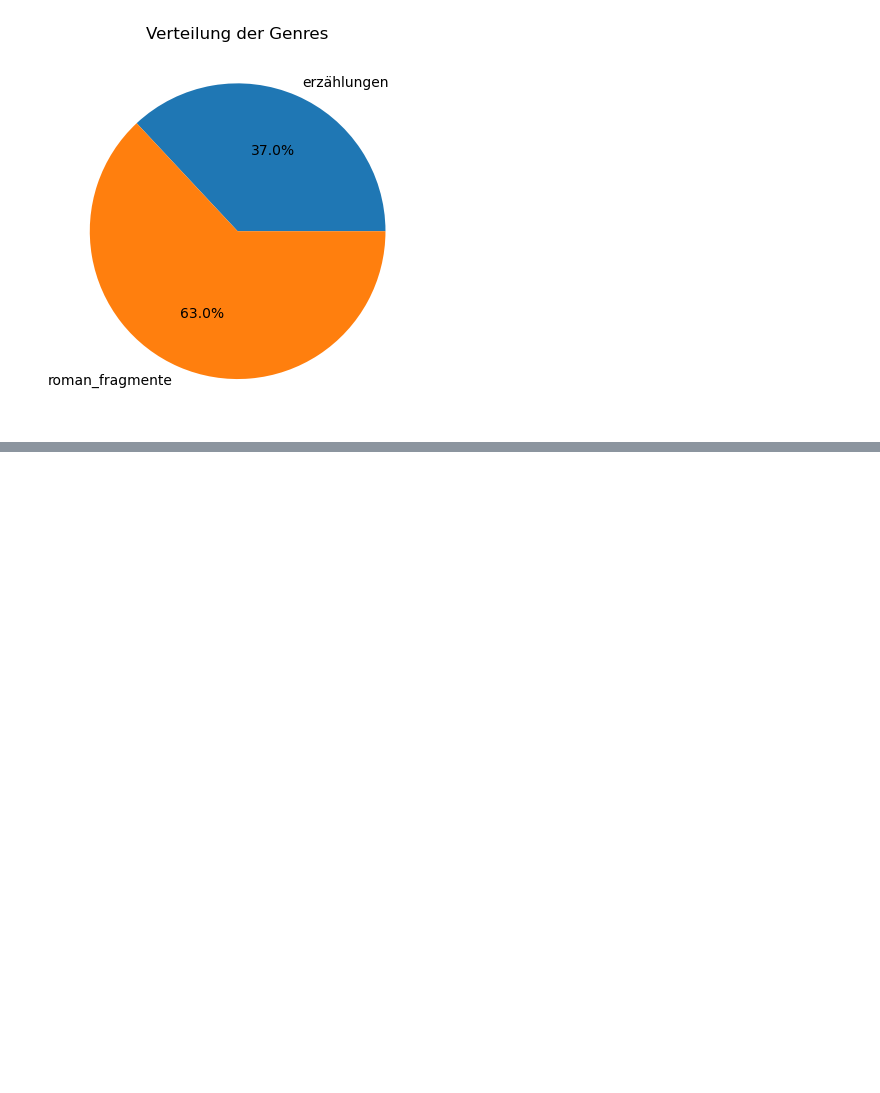
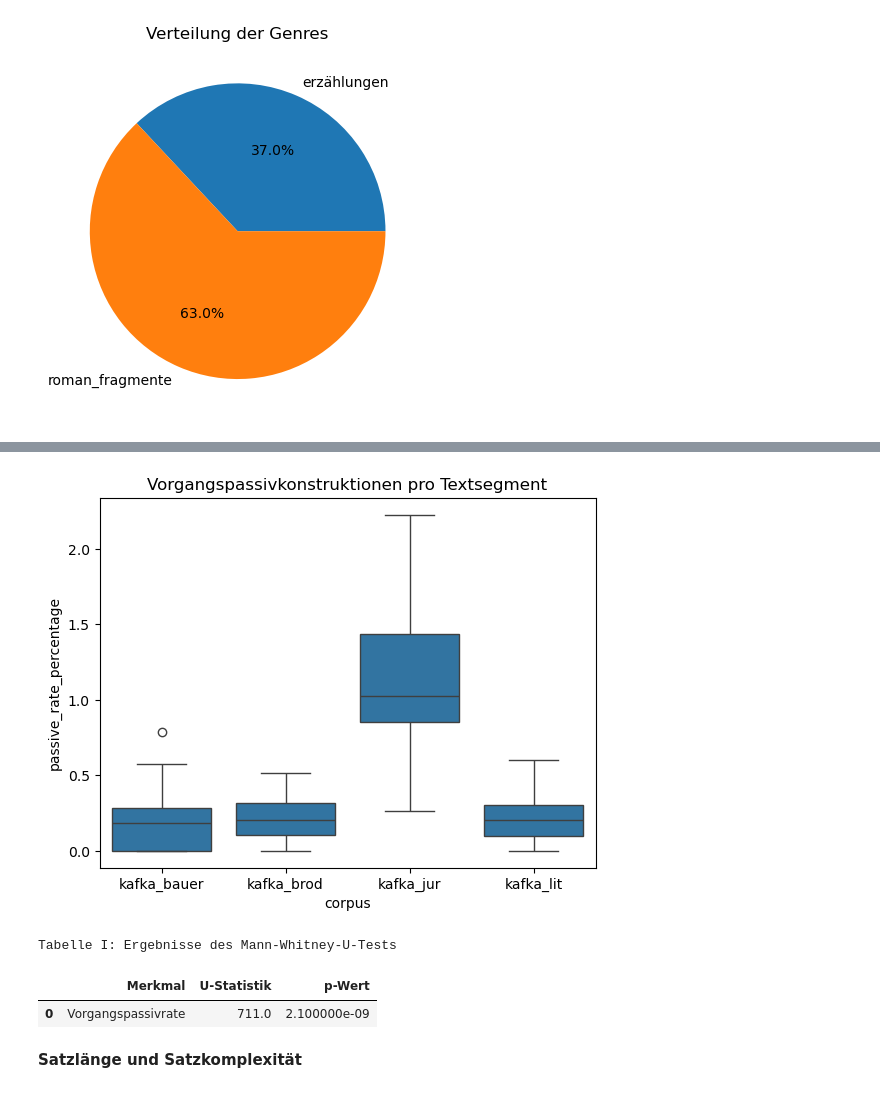
Before and after one commit to JasperTN05/distant-reading-kafka-project, a Jupyter notebook: explorative-korpus-analyse.ipynb, the cells around one changed output, grey strips where cells are left out. Saved outputs shown, nothing was run; the diff lists cells and outputs as text; code cells hidden in the pictures; blank space fills up the shorter version.

```diff
--- a/explorative-korpus-analyse.ipynb
+++ b/explorative-korpus-analyse.ipynb
@@ -548,0 +537,34 @@ plt.show()
+# %%
+def count_passive(doc):
+    passive_count = 0
+    hits = []
+
+    for token in doc:
+        if token.lemma_ == "werden" and token.pos_ == "AUX":
+            for child in token.children:
+                if child.pos_ == "VERB" and "VerbForm=Part" in child.morph:
+                    passive_count += 1
+                    hits.append({
+                        "satz": token.sent.text,
+                        "werden": token.text,
+                        "partizip": child.text
+                    })
+                    break
+
+    return passive_count, hits
+
+
+check_list = []
+
+def apply_passive(row):
+    count, hits = count_passive(row["doc"])
+    for hit in hits:
+        hit["doc_id"] = row.segment_id
+    check_list.extend(hits)
+    return count
+
+sampled_df["passive"] = sampled_df.apply(apply_passive, axis=1)
+sampled_df["passive_rate_percentage"] = ((sampled_df["passive"] / sampled_df["token_count"]) * 100)
+
+passive_df = pd.DataFrame(check_list, columns=["doc_id", "satz", "werden", "partizip"])
+passive_df.to_csv("./aux/passive_hits.csv", index=False)
@@ -548,0 +582,39 @@ plt.show()
+# %%
+sns.boxplot(
+    data=sampled_df,
+    x="corpus",
+    y="passive_rate_percentage",
+)
+
+plt.title("Vorgangspassivkonstruktionen pro Textsegment")
+plt.show()
+# %% [output]
+[figure, added]
+# %%
+jur = sampled_df[sampled_df["corpus"] == "kafka_jur"]
+lit = sampled_df[sampled_df["corpus"] == "kafka_lit"]
+
+prp_test = mannwhitneyu(
+    jur["passive_rate_percentage"],
+    lit["passive_rate_percentage"],
+    alternative="two-sided"
+)
+
+
+data = {
+    "Merkmal": ["Vorgangspassivrate"],
+    "U-Statistik": [prp_test.statistic],
+    "p-Wert": [prp_test.pvalue]}
+
+results_df = pd.DataFrame(data)
+
+results_df = results_df.round(10)
+
+print("Tabelle I: Ergebnisse des Mann-Whitney-U-Tests")
+display(results_df)
+# %% [output]
+Tabelle I: Ergebnisse des Mann-Whitney-U-Tests
+|  | Merkmal | U-Statistik | p-Wert |
+| 0 | Vorgangspassivrate | 711.0 | 2.100000e-09 |
+# %% [markdown]
+<strong>Satzlänge und Satzkomplexität</strong>
```
Also changed, not shown: parts of 19 cells of this notebook.
